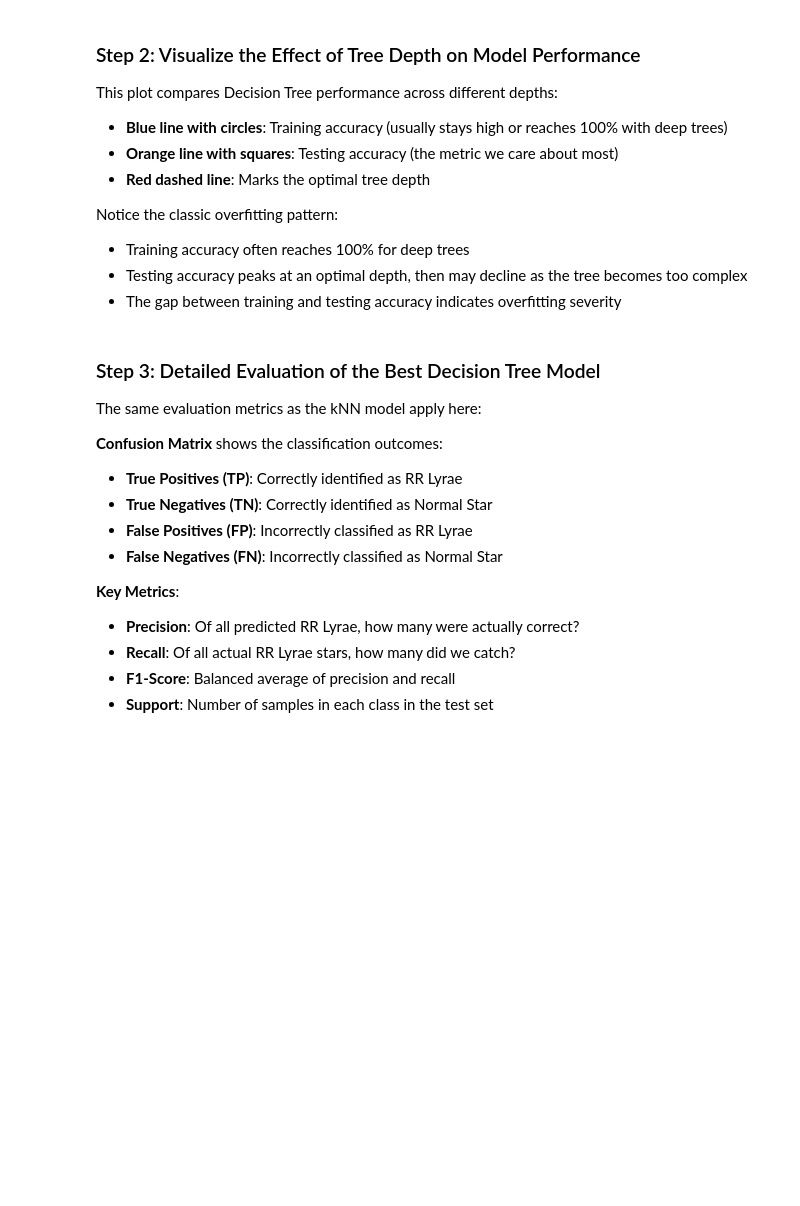
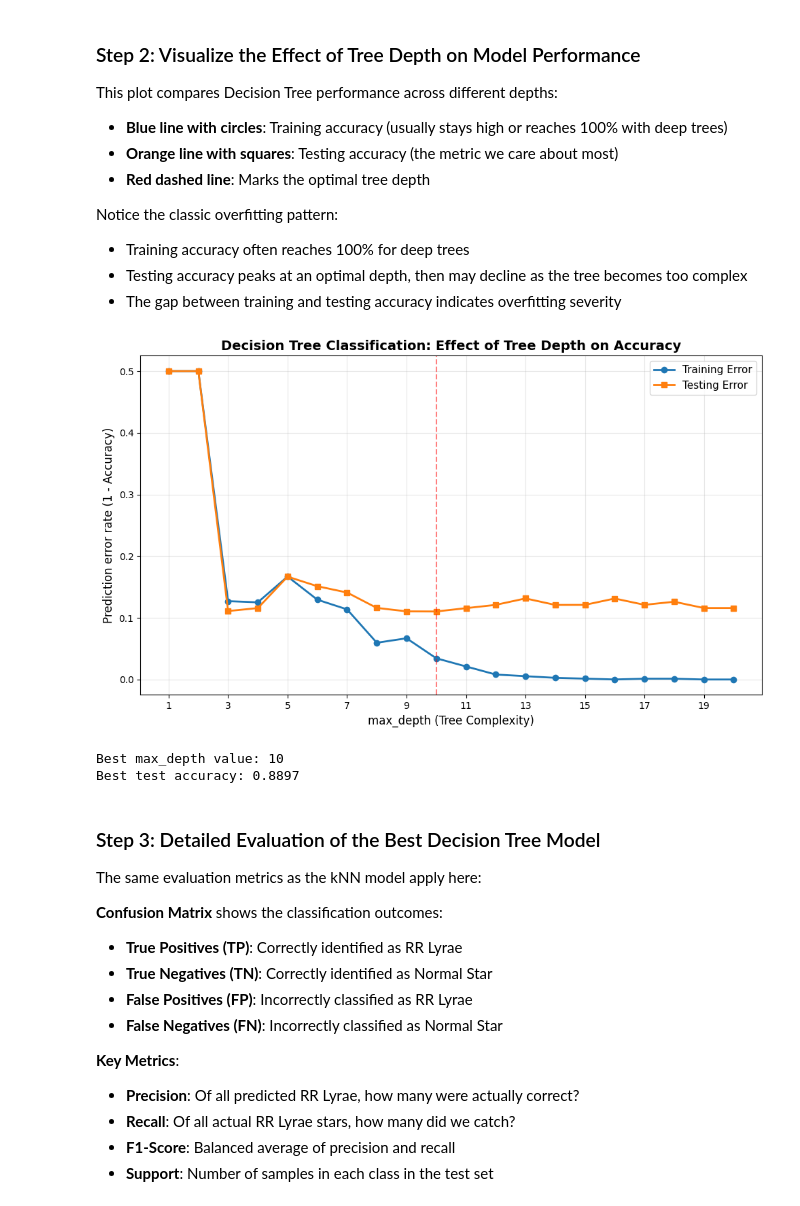
Before and after one commit to wjpearson/vistula, a Jupyter notebook: alamarca/Classification_Tutorial_students.ipynb, the cells around one changed output. Drawn from its saved outputs; the diff is of its cells as text; code cells hidden in the pictures; blank space fills up the shorter version.

```diff
--- a/alamarca/Classification_Tutorial_students.ipynb
+++ b/alamarca/Classification_Tutorial_students.ipynb
@@ -286,5 +388,28 @@ from sklearn.tree import DecisionTreeClassifier
 from sklearn.tree import plot_tree
 
 # Test different tree depths
+max_depths = range(1, 21)
+dt_train_accuracies = []
+dt_test_accuracies = []
+
+for depth in max_depths:
+    # Create and train the Decision Tree classifier
+    dt = DecisionTreeClassifier(max_depth=depth, random_state=42, criterion='entropy')
+    dt.fit(X_train, y_train)
+
+    # Calculate accuracies
+    train_acc = balanced_accuracy_score(y_train, dt.predict(X_train))
+    test_acc = balanced_accuracy_score(y_test, dt.predict(X_test))
+
+    dt_train_accuracies.append(train_acc)
+    dt_test_accuracies.append(test_acc)
+
+print("max_depth values and their corresponding test accuracies:")
+for depth, acc in zip(max_depths, dt_test_accuracies):
+    print(f"max_depth={depth:2d} -> Test Accuracy: {acc:.4f}")
 
 # Find the best max_depth value
+best_depth = max_depths[np.argmax(dt_test_accuracies)]
+best_dt_accuracy = max(dt_test_accuracies)
+print(f"\nBest max_depth value: {best_depth}")
+print(f"Best test accuracy: {best_dt_accuracy:.4f}")
@@ -302,6 +445,26 @@ Notice the classic overfitting pattern:
 - The gap between training and testing accuracy indicates overfitting severity
 # %%
 # Visualize how max_depth affects classification accuracy
+plt.figure(figsize=(10, 6))
+plt.plot(max_depths, np.ones(len(dt_train_accuracies))-dt_train_accuracies, marker='o', label='Training Error', linewidth=2)
+plt.plot(max_depths, np.ones(len(dt_test_accuracies))-dt_test_accuracies, marker='s', label='Testing Error', linewidth=2)
+plt.xlabel('max_depth (Tree Complexity)', fontsize=12)
+plt.ylabel('Prediction error rate (1 - Accuracy)', fontsize=12)
+plt.title('Decision Tree Classification: Effect of Tree Depth on Accuracy', fontsize=14, fontweight='bold')
+plt.legend(fontsize=11)
+plt.grid(True, alpha=0.3)
+plt.xticks(range(1, 21, 2))
+# plt.ylim([0.99, 1.01])
+plt.axvline(x=best_depth, color='red', linestyle='--', alpha=0.5, label=f'Best depth={best_depth}')
+plt.tight_layout()
+plt.show()
+
+print(f"\nBest max_depth value: {best_depth}")
+print(f"Best test accuracy: {best_dt_accuracy:.4f}")
+# %% [output]
+[figure, added]
+Best max_depth value: 10
+Best test accuracy: 0.8897
 # %% [markdown]
 ### Step 3: Detailed Evaluation of the Best Decision Tree Model
 
```
Also changed, not shown: parts of 34 cells of this notebook, 1 other file.
